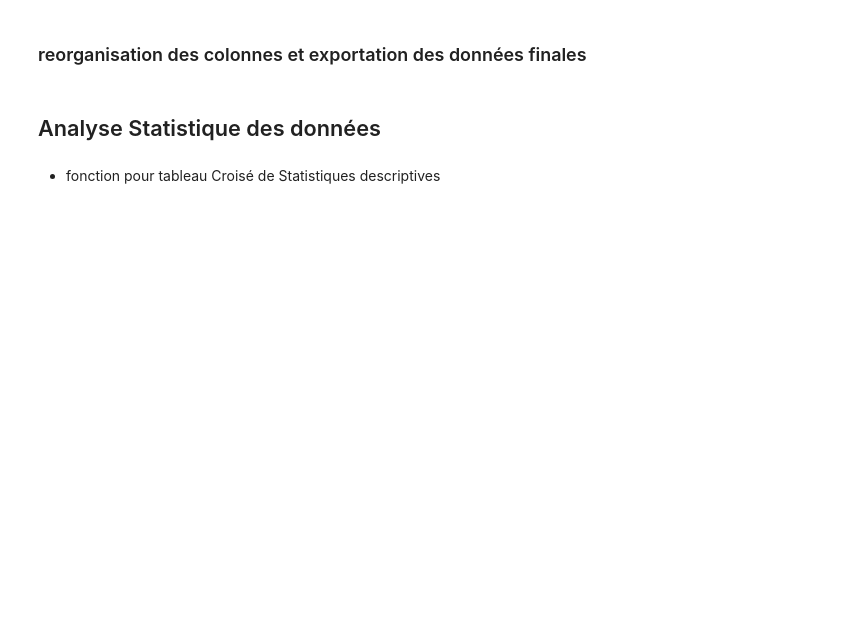
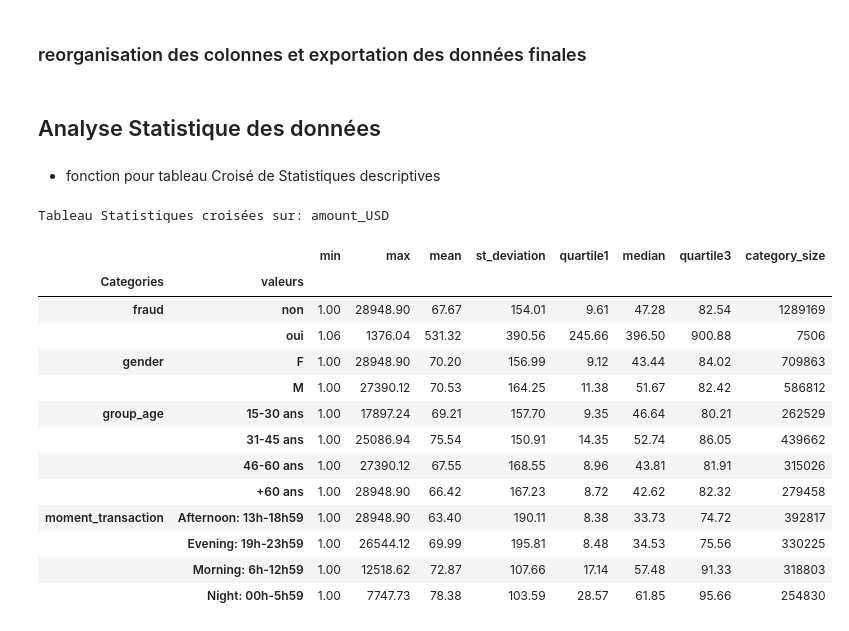
Before and after one commit to Fantaisika/Projet_Data_Management, a Jupyter notebook: Exploration.ipynb, the cells around one changed output. Saved outputs shown, nothing was run; the diff lists cells and outputs as text; code cells hidden in the pictures; blank space fills up the shorter version.

Commit message:
fonction de tableau stats croisées avec groupby terminée

```diff
--- a/Exploration.ipynb
+++ b/Exploration.ipynb
@@ -208,0 +320,21 @@ final_data = financial_data[list_vars].sort_values(by = 'date_transaction',
+# %%
+catlist = ['fraud','gender','group_age','moment_transaction']
+statvar = ['amount_USD']
+table = cross_stat(final_data,catlist,statvar)
+table
+# %% [output]
+Tableau Statistiques croisées sur: amount_USD
+|  |  | min | max | mean | st_deviation | quartile1 | median | quartile3 | category_size |
+| Categories | valeurs |  |  |  |  |  |  |  |  |
+| fraud | non | 1.00 | 28948.90 | 67.67 | 154.01 | 9.61 | 47.28 | 82.54 | 1289169 |
+|  | oui | 1.06 | 1376.04 | 531.32 | 390.56 | 245.66 | 396.50 | 900.88 | 7506 |
+| gender | F | 1.00 | 28948.90 | 70.20 | 156.99 | 9.12 | 43.44 | 84.02 | 709863 |
+|  | M | 1.00 | 27390.12 | 70.53 | 164.25 | 11.38 | 51.67 | 82.42 | 586812 |
+| group_age | 15-30 ans | 1.00 | 17897.24 | 69.21 | 157.70 | 9.35 | 46.64 | 80.21 | 262529 |
+|  | 31-45 ans | 1.00 | 25086.94 | 75.54 | 150.91 | 14.35 | 52.74 | 86.05 | 439662 |
+|  | 46-60 ans | 1.00 | 27390.12 | 67.55 | 168.55 | 8.96 | 43.81 | 81.91 | 315026 |
+|  | +60 ans | 1.00 | 28948.90 | 66.42 | 167.23 | 8.72 | 42.62 | 82.32 | 279458 |
+| moment_transaction | Afternoon: 13h-18h59 | 1.00 | 28948.90 | 63.40 | 190.11 | 8.38 | 33.73 | 74.72 | 392817 |
+|  | Evening: 19h-23h59 | 1.00 | 26544.12 | 69.99 | 195.81 | 8.48 | 34.53 | 75.56 | 330225 |
+|  | Morning: 6h-12h59 | 1.00 | 12518.62 | 72.87 | 107.66 | 17.14 | 57.48 | 91.33 | 318803 |
+|  | Night: 00h-5h59 | 1.00 | 7747.73 | 78.38 | 103.59 | 28.57 | 61.85 | 95.66 | 254830 |
```
Also changed, not shown: parts of 6 cells of this notebook.
